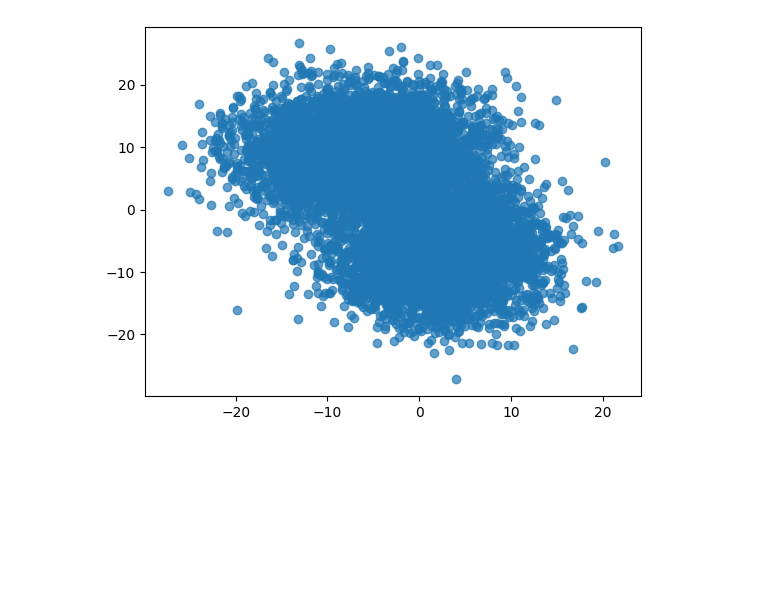
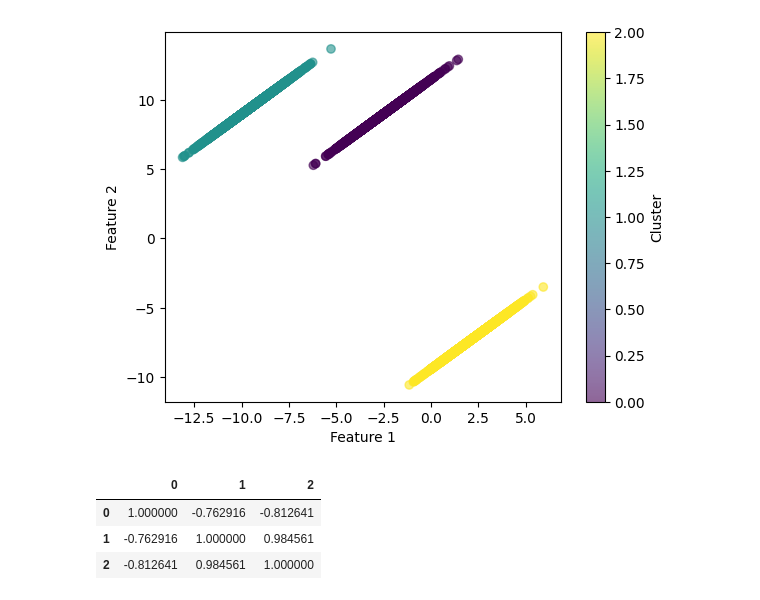
Before and after one commit to depa-tto/Thesis, a Jupyter notebook: attempt_3.ipynb, the cells around one changed output. Drawn from its saved outputs; the diff is of its cells as text; code cells hidden in the pictures; blank space fills up the shorter version.

Commit message:
dataset generation with correlation control

```diff
--- a/attempt_3.ipynb
+++ b/attempt_3.ipynb
@@ -14,3 +8,0 @@ np.random.seed(42)
-# %%
-X,y = make_blobs(n_samples=10000,centers=4,n_features=10,random_state=42)
-X = X + np.random.normal(scale=5,size=X.shape)
@@ -22,5 +9,43 @@ plt.show()
-# %%
-plt.scatter(X[:,0],X[:,1],alpha=0.7)
-plt.show()
-# %% [output]
-[figure, removed]
+# %%
+def generate_correlated_clusters(n_samples,n_features,n_clusters,correlation=0.5,random_state=None):
+
+    np.random.seed(random_state)
+
+    X_blobs, y_blobs = make_blobs(n_samples=n_samples,centers=n_clusters,n_features=n_features,random_state=random_state)
+
+    centers = np.array([X_blobs[y_blobs == i].mean(axis=0) for i in range(n_clusters)])
+
+    X, y = [],[]
+
+    for i,center in enumerate(centers):
+
+        cov_matrix = np.full((n_features, n_features) correlation)
+        np.fill_diagonal(cov_matrix,1)
+
+        cluster_samples = np.random.multivariate_normal(mean=center,cov=cov_matrix,size=n_samples // n_clusters)
+
+        X.append(cluster_samples)
+        y.append(np.full(n_samples // n_clusters, i))
+
+    X = np.vstack(X)
+    y = np.hstack(y)
+
+    return X, y
+# %%
+X, y = generate_correlated_clusters(n_samples=10000,n_features=10,n_clusters=3,correlation=1,random_state=42)
+# X = X + np.random.normal(scale=0.3,size=X.shape) # from 0 to 1
+
+plt.scatter(X[:,0],X[:,1],c=y,cmap='viridis',alpha=0.6)
+plt.xlabel("Feature 1")
+plt.ylabel("Feature 2")
+plt.colorbar(label="Cluster")
+plt.show()
+# %% [output]
+[figure, added]
+# %%
+pd.DataFrame(X[:,[0,1,2]]).corr()
+# %% [output]
+|  | 0 | 1 | 2 |
+| 0 | 1.000000 | -0.762916 | -0.812641 |
+| 1 | -0.762916 | 1.000000 | 0.984561 |
+| 2 | -0.812641 | 0.984561 | 1.000000 |
```
Also changed, not shown: parts of 10 cells of this notebook.
